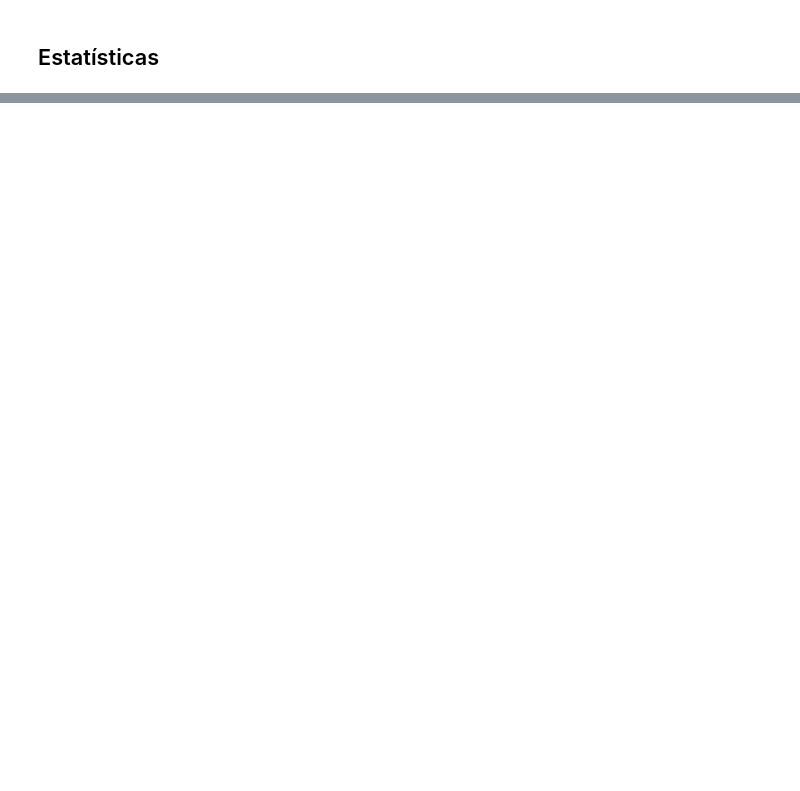
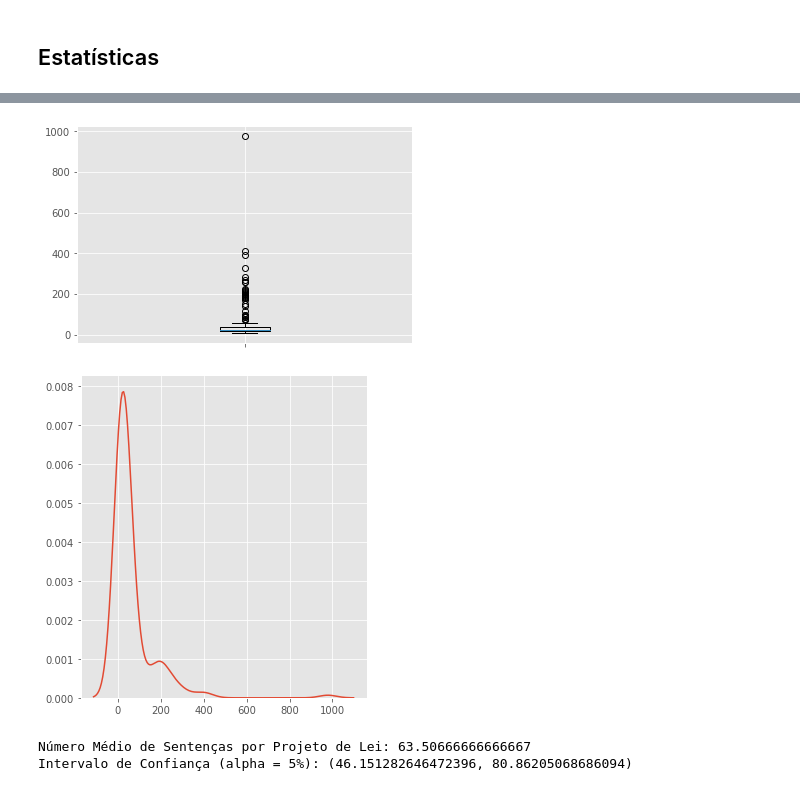
Before and after one commit to GDalforno/Named-Entity-Recognition, a Jupyter notebook: EDA.ipynb, the cells around one changed output, grey strips where cells are left out. Drawn from its saved outputs; the diff is of its cells as text; code cells hidden in the pictures; blank space fills up the shorter version.

```diff
--- a/EDA.ipynb
+++ b/EDA.ipynb
@@ -99,23 +68,31 @@ f"Número Total de Sentenças: {len(all_data)}"
 # %%
 # PL's são compostos de múltiplas sentenças, por isso a análise de sentenças é feita só para este corpus
 if DIR=="./dados-categorias/PLs/" or DIR=="./dados-tipos/PLs/":
     # Análise do número de sentenças por projeto de lei
     tamanhos_pl = []
     for f in all_files:
         d = process_conll_file(f)
         tamanhos_pl.append(len(d))
     plt.boxplot(tamanhos_pl, labels=[""])
     plt.show()
 
+    g = sns.displot(tamanhos_pl, kind="kde")
+    g.set(ylabel=None)
+    plt.show()
     # Estimação pontual do tamanho médio de uma sentença de um projeto de lei
     media_pl = np.mean(tamanhos_pl)
     std_pl = np.std(tamanhos_pl)
     z_alpha = 1.96
-    rng = (z_alpha * std_sent) / np.sqrt(len(tamanhos_pl))
+    rng = (z_alpha * std_pl) / np.sqrt(len(tamanhos_pl))
     print(f"Número Médio de Sentenças por Projeto de Lei: {media_pl}")
     print(f"Intervalo de Confiança (alpha = 5%): {(media_pl-rng, media_pl+rng)}")
 else:
     None
+# %% [output]
+[figure, added]
+[figure, added]
+Número Médio de Sentenças por Projeto de Lei: 63.50666666666667
+Intervalo de Confiança (alpha = 5%): (46.151282646472396, 80.86205068686094)
 # %%
 # Análise do número de tokens por sentenças
 tamanhos_sent = []
```
Also changed, not shown: parts of 17 cells of this notebook, 3 other files.
